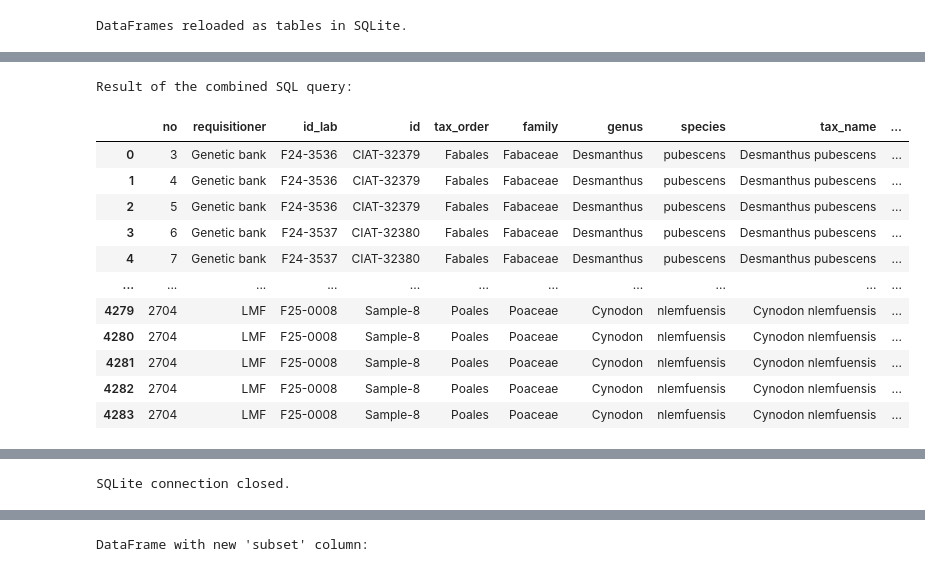
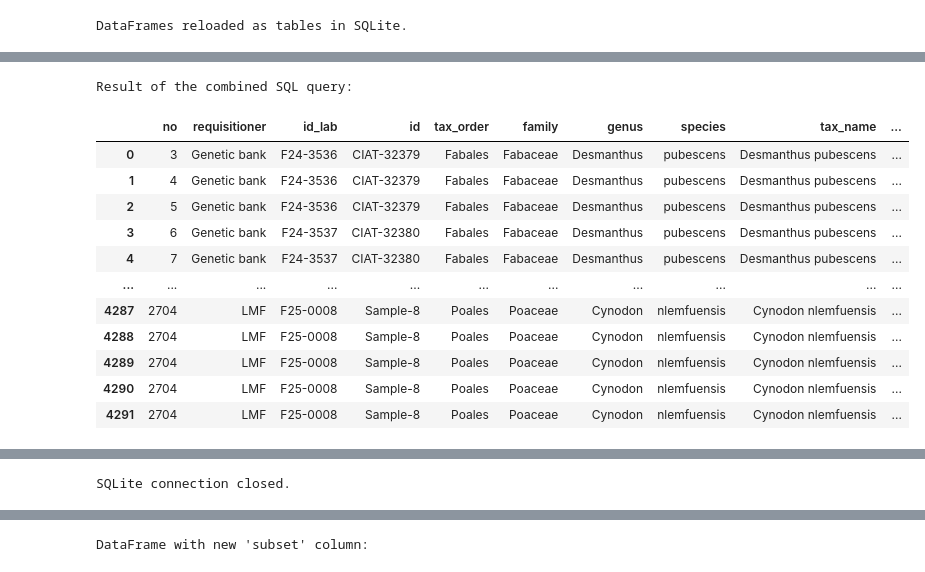
Before and after one commit to maurope/lmf, a Jupyter notebook: notebooks/2026/2026_06_05_sql_data_frame_creation_with_curated_subsets.ipynb, the cells around one changed output, grey strips where cells are left out. Saved outputs shown, nothing was run; the diff lists cells and outputs as text; code cells hidden in the pictures.

```diff
--- a/notebooks/2026/2026_06_05_sql_data_frame_creation_with_curated_subsets.ipynb
+++ b/notebooks/2026/2026_06_05_sql_data_frame_creation_with_curated_subsets.ipynb
@@ -439,11 +439,11 @@ NOTE: For this subset data from /content/drive/MyDrive/lmf/data/2026_05_29_sql_d
 ## 2.1. Loading data
 # %%
 # Load the CSVs from Drive into pandas DataFrames
-subset_2_information_samples = pd.read_csv('/content/drive/MyDrive/lmf/data/2026_05_29_sql_data_frame_creation_for_methane_intensity_and_tddm_estimations/subset_2/csv/10_information_samples.csv', encoding='latin1')
-subset_2_gas_original = pd.read_csv('/content/drive/MyDrive/lmf/data/2026_05_29_sql_data_frame_creation_for_methane_intensity_and_tddm_estimations/subset_2/csv/31_gas_prod.csv', encoding='latin1')
-subset_2_gas_curated = pd.read_csv('/content/drive/MyDrive/lmf/data/2026_05_29_sql_data_frame_creation_for_methane_intensity_and_tddm_estimations/subset_2/csv/40gas_result_gas_prod_data_r22.csv', encoding='latin1')
-subset_2_nutrition = pd.read_csv('/content/drive/MyDrive/lmf/data/2026_05_29_sql_data_frame_creation_for_methane_intensity_and_tddm_estimations/subset_2/csv/40_result_q_raw_data.csv', encoding='latin1')
-subset_2_digest = pd.read_csv('/content/drive/MyDrive/lmf/data/2026_05_29_sql_data_frame_creation_for_methane_intensity_and_tddm_estimations/subset_2/csv/32_digest.csv', encoding='latin1')
+subset_2_information_samples = pd.read_csv('/content/drive/MyDrive/lmf/data/2026_06_05_sql_data_frame_creation_with_curated_subsets/subset_2/csv/10_information_samples.csv')
+subset_2_gas_original = pd.read_csv('/content/drive/MyDrive/lmf/data/2026_06_05_sql_data_frame_creation_with_curated_subsets/subset_2/csv/31_gas_prod.csv')
+subset_2_gas_curated = pd.read_csv('/content/drive/MyDrive/lmf/data/2026_06_05_sql_data_frame_creation_with_curated_subsets/subset_2/csv/40g_result_gas_prod_data_vf.csv')
+subset_2_nutrition = pd.read_csv('/content/drive/MyDrive/lmf/data/2026_06_05_sql_data_frame_creation_with_curated_subsets/subset_2/csv/40n_result_q_raw_data.csv')
+subset_2_digest = pd.read_csv('/content/drive/MyDrive/lmf/data/2026_06_05_sql_data_frame_creation_with_curated_subsets/subset_2/csv/32_digest.csv')
 # %% [markdown]
 ## 2.2. Cleaning and formatting dataframes
 # %%
@@ -457,15 +457,15 @@ subset_2_digest = remove_first_row(subset_2_digest)
 # Add '-' to lab ids and ensure correct format FXX-XXXX
 subset_2_information_samples['10_ciat_lab_id'] = clean_lab_ids(subset_2_information_samples['10_ciat_lab_id'])
 subset_2_gas_original['31_ciat_id'] = clean_lab_ids(subset_2_gas_original['31_ciat_id'])
-subset_2_gas_curated['40gas_ciat_id'] = clean_lab_ids(subset_2_gas_curated['40gas_ciat_id'])
-subset_2_nutrition['40qraw_sample_id'] = clean_lab_ids(subset_2_nutrition['40qraw_sample_id'])
+subset_2_gas_curated['40g_ciat_id'] = clean_lab_ids(subset_2_gas_curated['40g_ciat_id'])
+subset_2_nutrition['40n_sample_id'] = clean_lab_ids(subset_2_nutrition['40n_sample_id'])
 subset_2_digest['32_ciat_id'] = clean_lab_ids(subset_2_digest['32_ciat_id'])
 
 # Clean and standardize gene bank and breeding program ids
 subset_2_information_samples['10_gene_bank_breeding_program_id'] = clean_standardize_ids(subset_2_information_samples['10_gene_bank_breeding_program_id'])
 subset_2_gas_original['31_gene_bank_id'] = clean_standardize_ids(subset_2_gas_original['31_gene_bank_id'])
-subset_2_gas_curated['40gas_gene_bank_id'] = clean_standardize_ids(subset_2_gas_curated['40gas_gene_bank_id'])
-subset_2_nutrition['40qraw_gene_bank_breeding_program_id'] = clean_standardize_ids(subset_2_nutrition['40qraw_gene_bank_breeding_program_id'])
+subset_2_gas_curated['40g_gene_bank_id'] = clean_standardize_ids(subset_2_gas_curated['40g_gene_bank_id'])
+subset_2_nutrition['40n_gene_bank_breeding_program_id'] = clean_standardize_ids(subset_2_nutrition['40n_gene_bank_breeding_program_id'])
 subset_2_digest['32_gene_bank_id'] = clean_standardize_ids(subset_2_digest['32_gene_bank_id'])
 # %%
 # Check functional groups categories
@@ -584,7 +583,7 @@ Index(['40gas_no', '40gas_date', '40gas_requisitioner', '40gas_gene_bank_id',
 # %%
 query_combined = """
 SELECT
-    s2gc."40gas_no" as no,
+    s2gc."40g_no" as no,
     s2i."10_requisitioner" as requisitioner,
     s2i."10_ciat_lab_id" as id_lab,
     s2i."10_gene_bank_breeding_program_id" as id,
@@ -595,38 +594,38 @@ SELECT
     s2i."10_tax_name" as tax_name,
     s2i."10_functional_group" as functional_group,
 
-    s2gc."40gas_set_ciat" as set_ciat,
-    s2gc."40gas_batch" as batch,
-    s2gc."40gas_run" as run,
-    s2gc."40gas_replication" as replication,
-    s2gc."40gas_syrange_no" as syrange,
+    s2gc."40g_set_ciat" as set_ciat,
+    s2gc."40g_batch" as batch,
+    s2gc."40g_run" as run,
+    s2gc."40g_replication" as replication,
+    s2gc."40g_syrange_no" as syrange,
 
     s2go."31_sample_weight_g" as sample_weight_g,
     s2d."32_undigested_dm_g" as undigested_dm_g,
     s2go."31_dm_incubated_mg" as dm_incubated,
     s2go."31_digested_feed_mg" as digested_feed_mg,
 
-    s2gc."40gas_net_gas_8h_ml" as net_gas_8h_ml,
-    s2gc."40gas_net_gas_24h_ml" as net_gas_24h_ml,
+    s2gc."40g_net_gas_8h_ml" as net_gas_8h_ml,
+    s2gc."40g_net_gas_24h_ml" as net_gas_24h_ml,
     s2go."31_ch4_8h_ml" as ch4_8h_ml,
     s2go."31_ch4_24h_ml" as ch4_24h_ml,
-    s2go."31_ch4_8h_percentage" as ch4_8h_percentage,
-    s2go."31_ch4_24h_percentage" as ch4_24h_percentage,
+    s2go."31_ch4_percentage_in_gas_8h" as ch4_8h_percentage,
+    s2go."31_ch4_percentage_in_gas_24h" as ch4_24h_percentage,
 
-    s2gc."40_gas_ml_g_dm_incubated_24h" as gas_ml_g_dm_incubated_24h,
-    s2gc."40gas_part_fact" as part_fact,
+    s2gc."40g_gas_ml_g_dm_incubated_24h" as gas_ml_g_dm_incubated_24h,
+    s2gc."40g_part_fact" as part_fact,
 
-    s2gc."40gas_ch4_ml_g_dm_incubated_24h" as ch4_ml_g_dm_incubaed_24h,
-    s2gc."40gas_ch4_ml_g_ndf_digested_in_24h" as ch4_ml_g_ndf_digested_24h,
-    s2gc."40gas_ch4_ml_g_dmd_24_h" as methane_intensity,
-    s2gc."40gas_percentage_dmd_truly_digestibility" as tddm,
+    s2gc."40g_ch4_ml_g_dm_incubated_24h" as ch4_ml_g_dm_incubaed_24h,
+    s2gc."40g_ch4_ml_g_ndf_digested_in_24h" as ch4_ml_g_ndf_digested_24h,
+    s2gc."40g_ch4_ml_g_dmd_24h" as methane_intensity,
+    s2gc."40g_percentage_dmd_truly_digestibility" as tddm,
 
-    s2i."10_remarks" as information_remarks_1,
-    s2i."10_remarks.1" as information_remarks_2,
-    s2go."31_remarks" as gas_remarks_1,
-    s2gc."40gas_remarks2" as gas_remarks_2,
-    s2d."32_remarks" as digest_remarks_1,
-    s2d."32_remarks.1" as digest_remarks_2
+    s2i."10_remarks_1" as information_remarks_1,
+    s2i."10_remarks_2" as information_remarks_2,
+    s2gc."40g_remarks_1" as gas_remarks_1,
+    s2gc."40g_remarks2" as gas_remarks_2,
+    s2d."32_remarks_1" as digest_remarks_1,
+    s2d."32_remarks_2" as digest_remarks_2
 
 FROM
     subset_2_information_samples AS s2i
@@ -635,41 +634,41 @@ JOIN
 ON s2i."10_ciat_lab_id" = s2go."31_ciat_id"
 
 JOIN subset_2_gas_curated AS s2gc
-ON s2go."31_gene_bank_id" = s2gc."40gas_gene_bank_id"
-AND s2go."31_no" = s2gc."40gas_no"
-AND s2go."31_replication" = s2gc."40gas_replication"
-AND s2go."31_syrange_no" = s2gc."40gas_syrange_no"
+ON s2go."31_gene_bank_id" = s2gc."40g_gene_bank_id"
+AND s2go."31_no" = s2gc."40g_no"
+AND s2go."31_replication" = s2gc."40g_replication"
+
 
 
 LEFT JOIN subset_2_digest AS s2d
 ON s2go."31_ciat_id" = s2d."32_ciat_id"
 AND s2go."31_no" = s2d."32_no"
 AND s2go."31_replication" = s2d."32_replication"
-AND s2go."31_syrange_no" = s2d."32_syrange_no"
+
 
 ORDER BY
     CAST(no AS INTEGER) ASC
 
 """
 
 subset_2_gas_sorted_by_sql  = pd.read_sql_query(query_combined, conn_new)
 
 print("Result of the combined SQL query:")
 display(subset_2_gas_sorted_by_sql)
 
 conn_new.close()
 print("\nSQLite connection closed.")
 # %% [output]
 Result of the combined SQL query:
 |  | no | requisitioner | id_lab | id | tax_order | family | genus | species | tax_name | ... |
 | 0 | 3 | Genetic bank | F24-3536 | CIAT-32379 | Fabales | Fabaceae | Desmanthus | pubescens | Desmanthus pubescens | ... |
 | 1 | 4 | Genetic bank | F24-3536 | CIAT-32379 | Fabales | Fabaceae | Desmanthus | pubescens | Desmanthus pubescens | ... |
 | 2 | 5 | Genetic bank | F24-3536 | CIAT-32379 | Fabales | Fabaceae | Desmanthus | pubescens | Desmanthus pubescens | ... |
 | 3 | 6 | Genetic bank | F24-3537 | CIAT-32380 | Fabales | Fabaceae | Desmanthus | pubescens | Desmanthus pubescens | ... |
 | 4 | 7 | Genetic bank | F24-3537 | CIAT-32380 | Fabales | Fabaceae | Desmanthus | pubescens | Desmanthus pubescens | ... |
 | ... | ... | ... | ... | ... | ... | ... | ... | ... | ... | ... |
-| 4279 | 2704 | LMF | F25-0008 | Sample-8 | Poales | Poaceae | Cynodon | nlemfuensis | Cynodon nlemfuensis | ... |
-| 4280 | 2704 | LMF | F25-0008 | Sample-8 | Poales | Poaceae | Cynodon | nlemfuensis | Cynodon nlemfuensis | ... |
-| 4281 | 2704 | LMF | F25-0008 | Sample-8 | Poales | Poaceae | Cynodon | nlemfuensis | Cynodon nlemfuensis | ... |
-| 4282 | 2704 | LMF | F25-0008 | Sample-8 | Poales | Poaceae | Cynodon | nlemfuensis | Cynodon nlemfuensis | ... |
-| 4283 | 2704 | LMF | F25-0008 | Sample-8 | Poales | Poaceae | Cynodon | nlemfuensis | Cynodon nlemfuensis | ... |
+| 4287 | 2704 | LMF | F25-0008 | Sample-8 | Poales | Poaceae | Cynodon | nlemfuensis | Cynodon nlemfuensis | ... |
+| 4288 | 2704 | LMF | F25-0008 | Sample-8 | Poales | Poaceae | Cynodon | nlemfuensis | Cynodon nlemfuensis | ... |
+| 4289 | 2704 | LMF | F25-0008 | Sample-8 | Poales | Poaceae | Cynodon | nlemfuensis | Cynodon nlemfuensis | ... |
+| 4290 | 2704 | LMF | F25-0008 | Sample-8 | Poales | Poaceae | Cynodon | nlemfuensis | Cynodon nlemfuensis | ... |
+| 4291 | 2704 | LMF | F25-0008 | Sample-8 | Poales | Poaceae | Cynodon | nlemfuensis | Cynodon nlemfuensis | ... |
```
Also changed, not shown: parts of 28 cells of this notebook, 30 other files.
